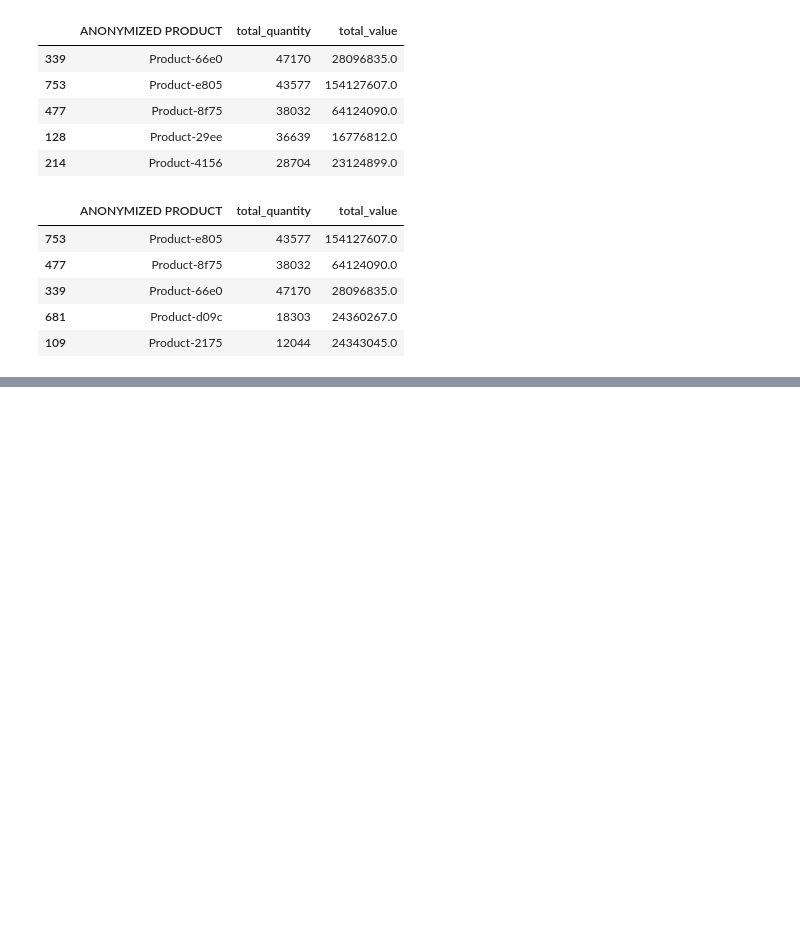
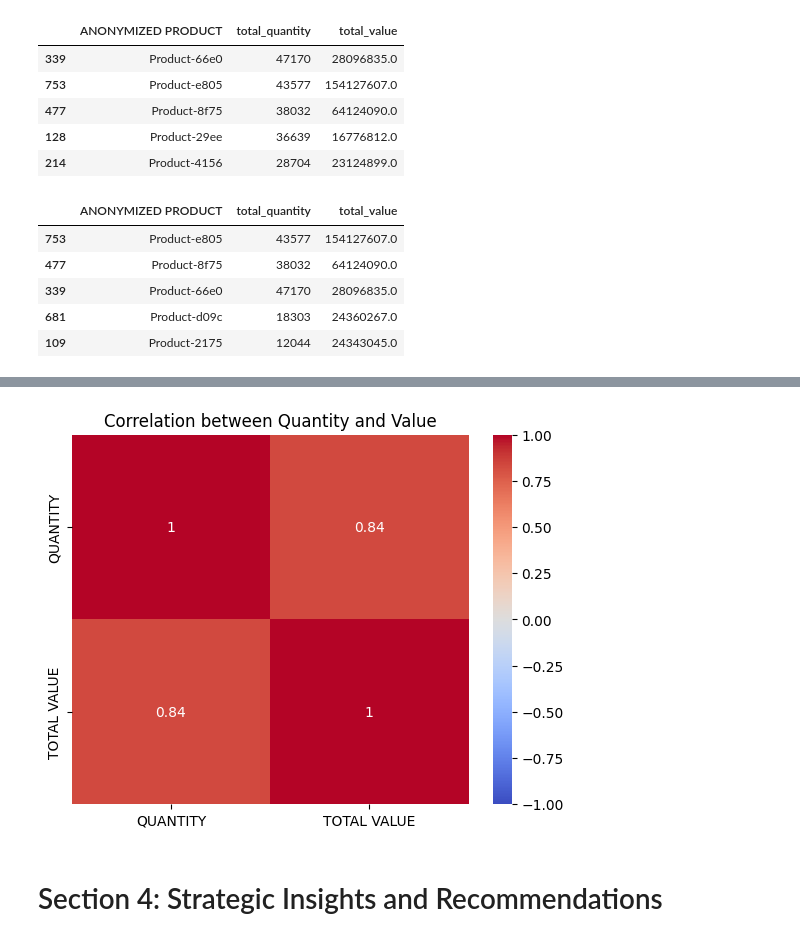
Before and after one commit to Joemuchiri2/Kwanza-Tukule, a Jupyter notebook: Task.ipynb, the cells around one changed output, grey strips where cells are left out. Cells and saved outputs as stored; diff of their text form; code cells hidden in the pictures; blank space fills up the shorter version.

```diff
--- a/Task.ipynb
+++ b/Task.ipynb
@@ -303,0 +414,12 @@ top_value_products
+# %%
+
+correlation_matrix = df[['QUANTITY', 'TOTAL VALUE']].corr()
+
+# Plotting the correlation heatmap
+sns.heatmap(correlation_matrix, annot=True, cmap='coolwarm', vmin=-1, vmax=1)
+plt.title('Correlation between Quantity and Value')
+plt.show()
+# %% [output]
+[figure, added]
+# %% [markdown]
+# Section 4: Strategic Insights and Recommendations
```
Also changed, not shown: parts of 42 cells of this notebook.
